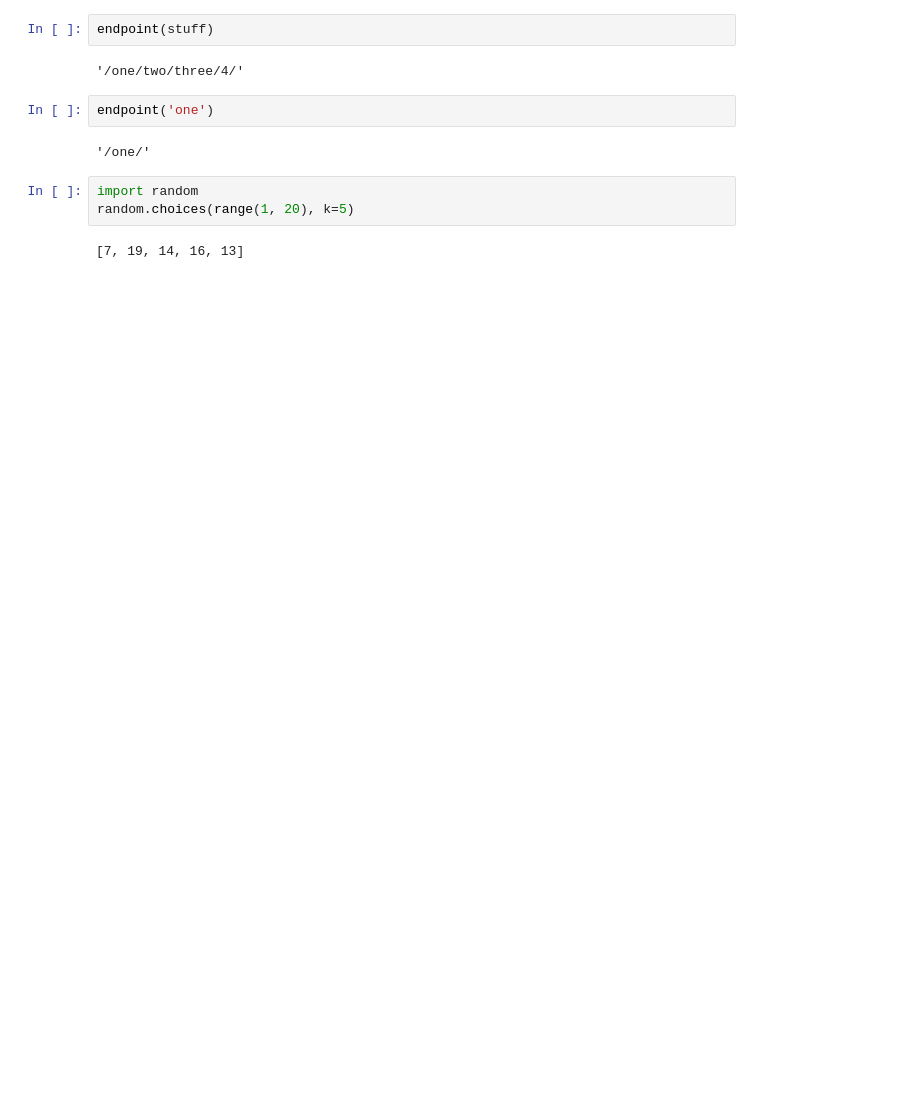
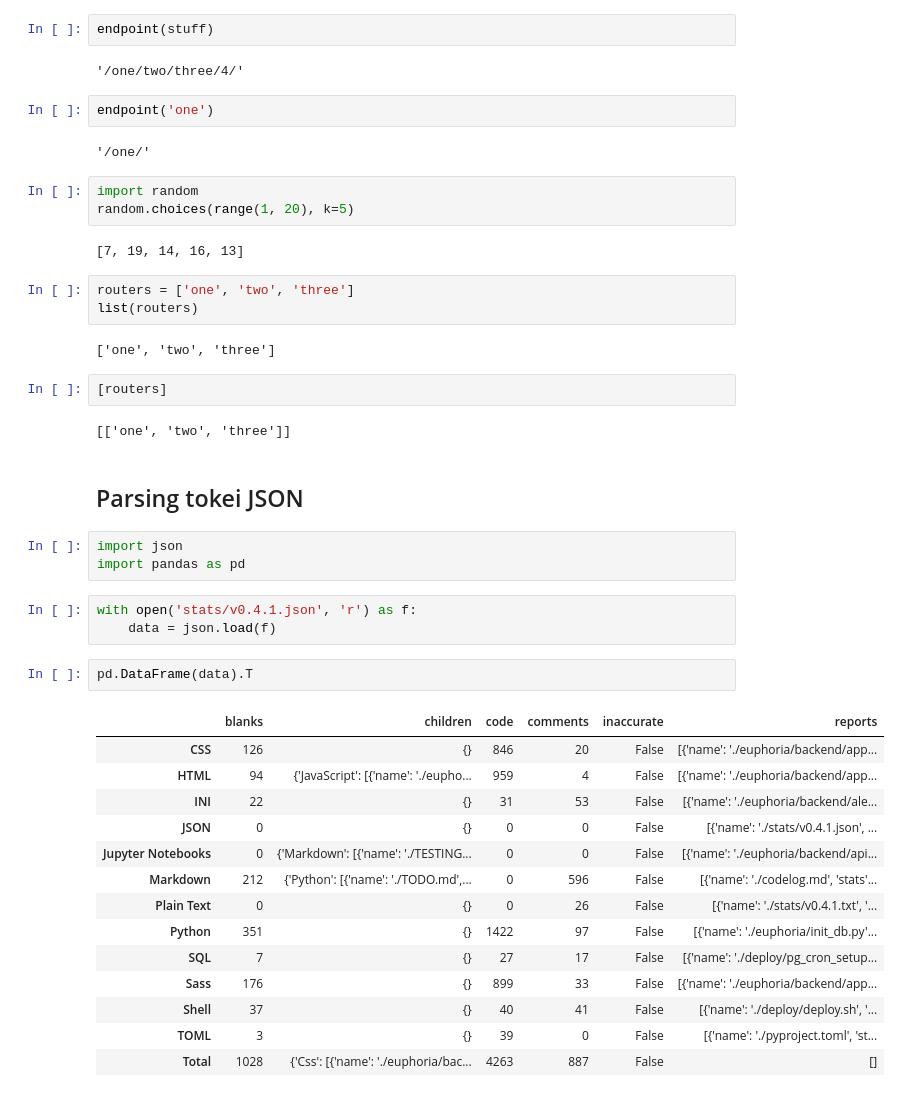
Before and after one commit to datapointchris/ichrisbirch, a Jupyter notebook: TESTING.ipynb, the cells around one changed output. Cells and saved outputs as stored; diff of their text form; blank space fills up the shorter version.

```diff
--- a/TESTING.ipynb
+++ b/TESTING.ipynb
@@ -133,3 +133,37 @@ import random
 random.choices(range(1, 20), k=5)
 # %% [output]
 [7, 19, 14, 16, 13]
+# %%
+routers = ['one', 'two', 'three']
+list(routers)
+# %% [output]
+['one', 'two', 'three']
+# %%
+[routers]
+# %% [output]
+[['one', 'two', 'three']]
+# %% [markdown]
+## Parsing tokei JSON
+# %%
+import json
+import pandas as pd
+# %%
+with open('stats/v0.4.1.json', 'r') as f:
+    data = json.load(f)
+# %%
+pd.DataFrame(data).T
+# %% [output]
+|  | blanks | children | code | comments | inaccurate | reports |
+| CSS | 126 | {} | 846 | 20 | False | [{'name': './euphoria/backend/app... |
+| HTML | 94 | {'JavaScript': [{'name': './eupho... | 959 | 4 | False | [{'name': './euphoria/backend/app... |
+| INI | 22 | {} | 31 | 53 | False | [{'name': './euphoria/backend/ale... |
+| JSON | 0 | {} | 0 | 0 | False | [{'name': './stats/v0.4.1.json', ... |
+| Jupyter Notebooks | 0 | {'Markdown': [{'name': './TESTING... | 0 | 0 | False | [{'name': './euphoria/backend/api... |
+| Markdown | 212 | {'Python': [{'name': './TODO.md',... | 0 | 596 | False | [{'name': './codelog.md', 'stats'... |
+| Plain Text | 0 | {} | 0 | 26 | False | [{'name': './stats/v0.4.1.txt', '... |
+| Python | 351 | {} | 1422 | 97 | False | [{'name': './euphoria/init_db.py'... |
+| SQL | 7 | {} | 27 | 17 | False | [{'name': './deploy/pg_cron_setup... |
+| Sass | 176 | {} | 899 | 33 | False | [{'name': './euphoria/backend/app... |
+| Shell | 37 | {} | 40 | 41 | False | [{'name': './deploy/deploy.sh', '... |
+| TOML | 3 | {} | 39 | 0 | False | [{'name': './pyproject.toml', 'st... |
+| Total | 1028 | {'Css': [{'name': './euphoria/bac... | 4263 | 887 | False | [] |
```
Also changed, not shown: parts of 3 cells of this notebook, 28 other files.
